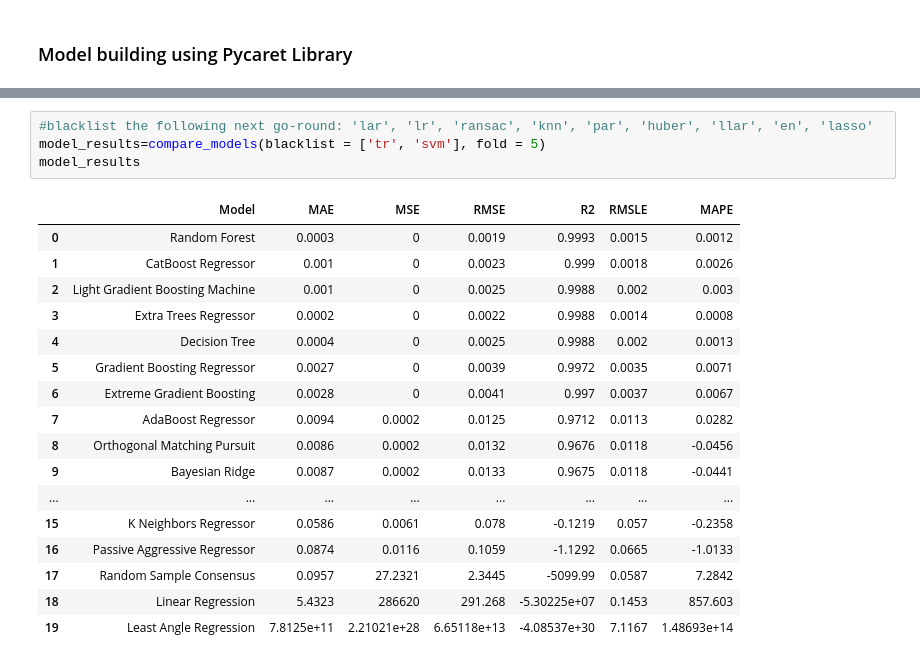
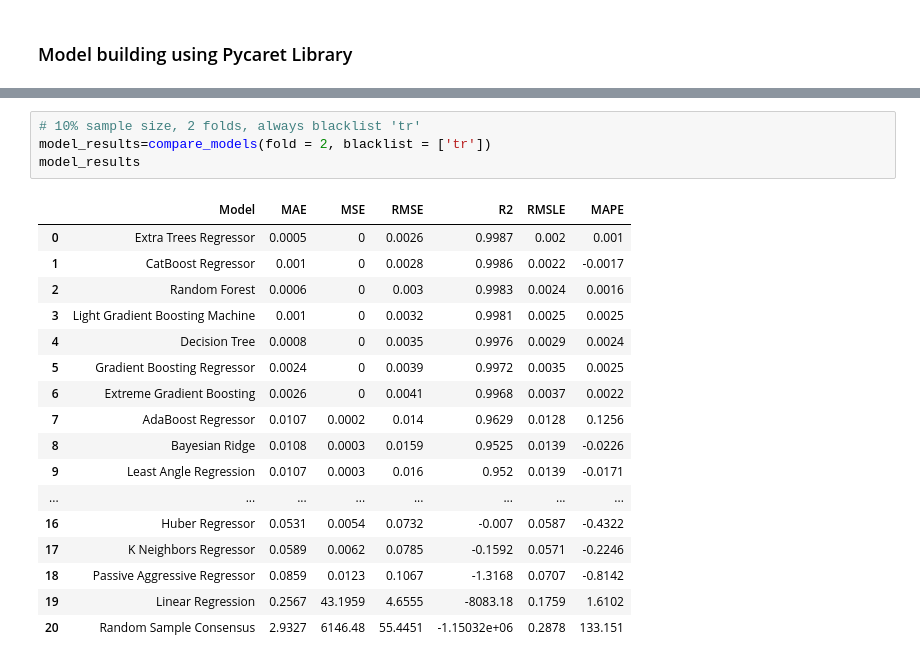
Before and after one commit to bigtoga/Project3, a Jupyter notebook: Justin/firstComplete - Copy.ipynb, the cells around one changed output, grey strips where cells are left out. Saved outputs shown, nothing was run; the diff lists cells and outputs as text.

```diff
--- a/Justin/firstComplete - Copy.ipynb
+++ b/Justin/firstComplete - Copy.ipynb
@@ -233,28 +187,28 @@ Setup Succesfully Completed!
 | 39 | Feature Interaction | False |
 | 40 | Feature Ratio | False |
 | 41 | Interaction Threshold | None |
-# %%
-#blacklist the following next go-round: 'lar', 'lr', 'ransac', 'knn', 'par', 'huber', 'llar', 'en', 'lasso'
-model_results=compare_models(blacklist = ['tr', 'svm'], fold = 5)
-model_results
-# %% [output]
-|  | Model | MAE | MSE | RMSE | R2 | RMSLE | MAPE |
-| 0 | Random Forest | 0.0003 | 0 | 0.0019 | 0.9993 | 0.0015 | 0.0012 |
-| 1 | CatBoost Regressor | 0.001 | 0 | 0.0023 | 0.999 | 0.0018 | 0.0026 |
-| 2 | Light Gradient Boosting Machine | 0.001 | 0 | 0.0025 | 0.9988 | 0.002 | 0.003 |
-| 3 | Extra Trees Regressor | 0.0002 | 0 | 0.0022 | 0.9988 | 0.0014 | 0.0008 |
-| 4 | Decision Tree | 0.0004 | 0 | 0.0025 | 0.9988 | 0.002 | 0.0013 |
-| 5 | Gradient Boosting Regressor | 0.0027 | 0 | 0.0039 | 0.9972 | 0.0035 | 0.0071 |
-| 6 | Extreme Gradient Boosting | 0.0028 | 0 | 0.0041 | 0.997 | 0.0037 | 0.0067 |
-| 7 | AdaBoost Regressor | 0.0094 | 0.0002 | 0.0125 | 0.9712 | 0.0113 | 0.0282 |
-| 8 | Orthogonal Matching Pursuit | 0.0086 | 0.0002 | 0.0132 | 0.9676 | 0.0118 | -0.0456 |
-| 9 | Bayesian Ridge | 0.0087 | 0.0002 | 0.0133 | 0.9675 | 0.0118 | -0.0441 |
-| ... | ... | ... | ... | ... | ... | ... | ... |
-| 15 | K Neighbors Regressor | 0.0586 | 0.0061 | 0.078 | -0.1219 | 0.057 | -0.2358 |
-| 16 | Passive Aggressive Regressor | 0.0874 | 0.0116 | 0.1059 | -1.1292 | 0.0665 | -1.0133 |
-| 17 | Random Sample Consensus | 0.0957 | 27.2321 | 2.3445 | -5099.99 | 0.0587 | 7.2842 |
-| 18 | Linear Regression | 5.4323 | 286620 | 291.268 | -5.30225e+07 | 0.1453 | 857.603 |
-| 19 | Least Angle Regression | 7.8125e+11 | 2.21021e+28 | 6.65118e+13 | -4.08537e+30 | 7.1167 | 1.48693e+14 |
+# %%
+# 10% sample size, 2 folds, always blacklist 'tr'
+model_results=compare_models(fold = 2, blacklist = ['tr'])
+model_results
+# %% [output]
+|  | Model | MAE | MSE | RMSE | R2 | RMSLE | MAPE |
+| 0 | Extra Trees Regressor | 0.0005 | 0 | 0.0026 | 0.9987 | 0.002 | 0.001 |
+| 1 | CatBoost Regressor | 0.001 | 0 | 0.0028 | 0.9986 | 0.0022 | -0.0017 |
+| 2 | Random Forest | 0.0006 | 0 | 0.003 | 0.9983 | 0.0024 | 0.0016 |
+| 3 | Light Gradient Boosting Machine | 0.001 | 0 | 0.0032 | 0.9981 | 0.0025 | 0.0025 |
+| 4 | Decision Tree | 0.0008 | 0 | 0.0035 | 0.9976 | 0.0029 | 0.0024 |
+| 5 | Gradient Boosting Regressor | 0.0024 | 0 | 0.0039 | 0.9972 | 0.0035 | 0.0025 |
+| 6 | Extreme Gradient Boosting | 0.0026 | 0 | 0.0041 | 0.9968 | 0.0037 | 0.0022 |
+| 7 | AdaBoost Regressor | 0.0107 | 0.0002 | 0.014 | 0.9629 | 0.0128 | 0.1256 |
+| 8 | Bayesian Ridge | 0.0108 | 0.0003 | 0.0159 | 0.9525 | 0.0139 | -0.0226 |
+| 9 | Least Angle Regression | 0.0107 | 0.0003 | 0.016 | 0.952 | 0.0139 | -0.0171 |
+| ... | ... | ... | ... | ... | ... | ... | ... |
+| 16 | Huber Regressor | 0.0531 | 0.0054 | 0.0732 | -0.007 | 0.0587 | -0.4322 |
+| 17 | K Neighbors Regressor | 0.0589 | 0.0062 | 0.0785 | -0.1592 | 0.0571 | -0.2246 |
+| 18 | Passive Aggressive Regressor | 0.0859 | 0.0123 | 0.1067 | -1.3168 | 0.0707 | -0.8142 |
+| 19 | Linear Regression | 0.2567 | 43.1959 | 4.6555 | -8083.18 | 0.1759 | 1.6102 |
+| 20 | Random Sample Consensus | 2.9327 | 6146.48 | 55.4451 | -1.15032e+06 | 0.2878 | 133.151 |
 # %%
 rf = create_model('rf')
 plot_model(rf)
```
Also changed, not shown: parts of 21 cells of this notebook, 4 other files.
